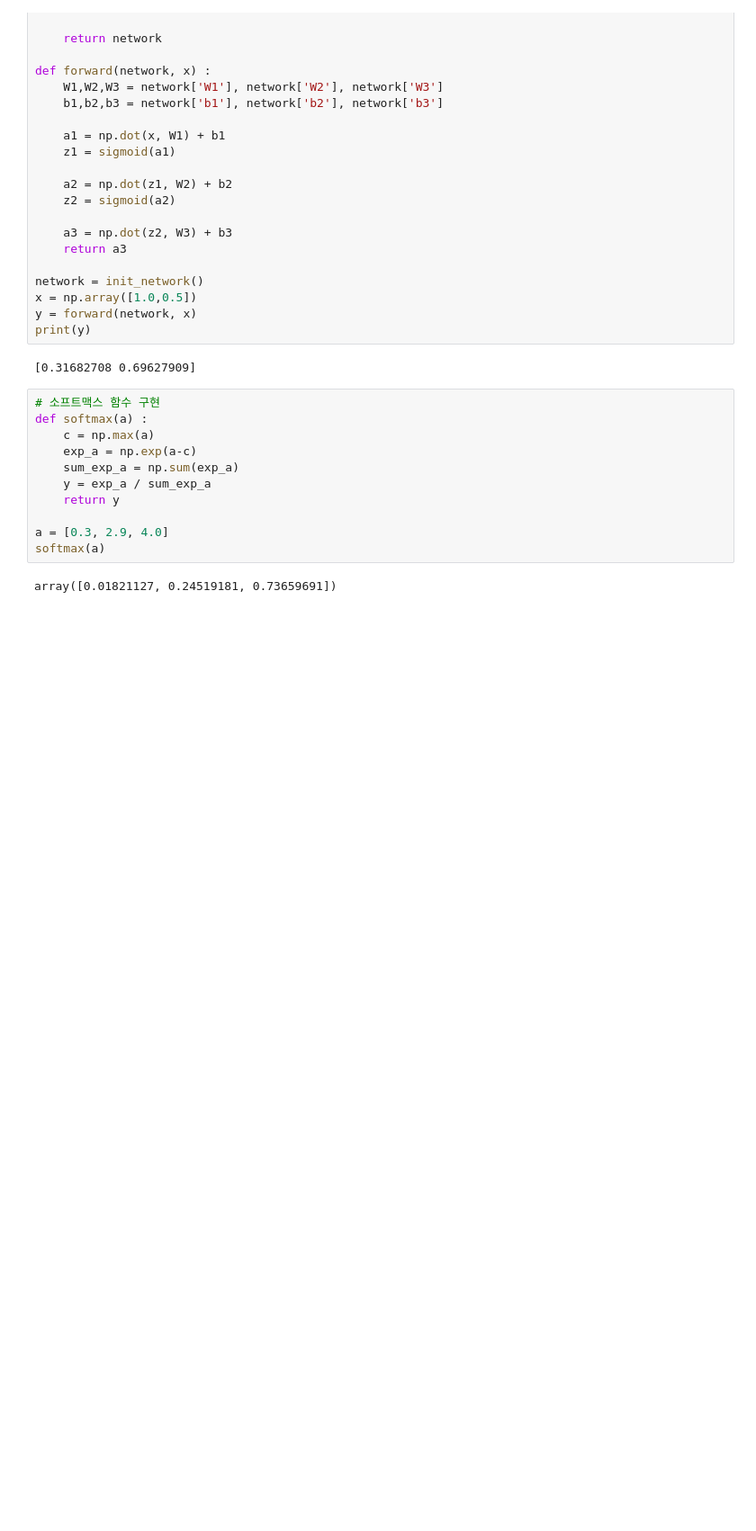
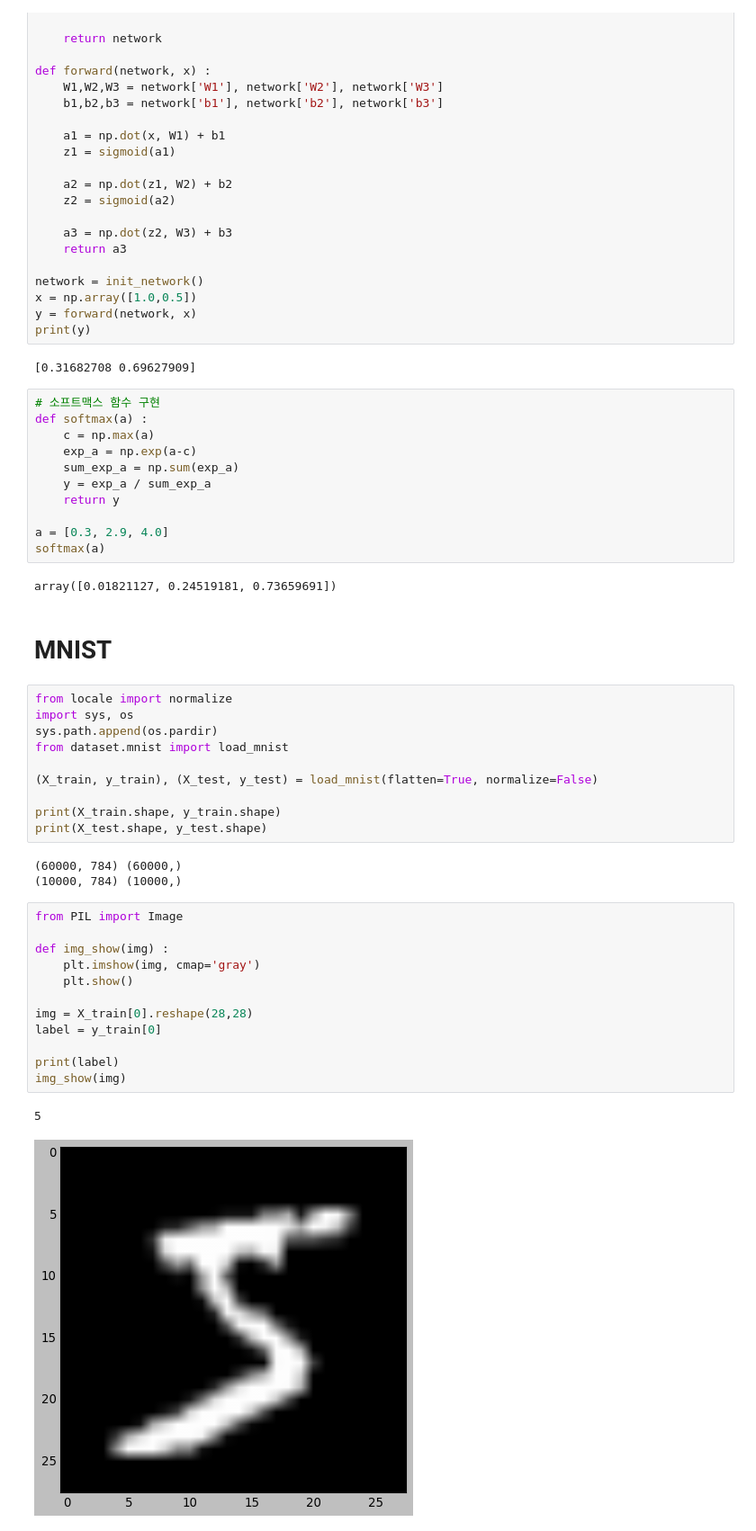
Before and after one commit to Hosung-Ahn/Deep-Learning-from-Scratch, a Jupyter notebook: Chapter3-신경망/신경망.ipynb, the cells around one changed output. Shown at 90% size. Cells and saved outputs as stored; diff of their text form; blank space fills up the shorter version.

Commit message:
MNIST 애 적용한 신경망

```diff
--- a/Chapter3-신경망/신경망.ipynb
+++ b/Chapter3-신경망/신경망.ipynb
@@ -90,3 +90,33 @@ a = [0.3, 2.9, 4.0]
 softmax(a)
 # %% [output]
 array([0.01821127, 0.24519181, 0.73659691])
+# %% [markdown]
+# MNIST
+# %%
+from locale import normalize
+import sys, os
+sys.path.append(os.pardir)
+from dataset.mnist import load_mnist
+
+(X_train, y_train), (X_test, y_test) = load_mnist(flatten=True, normalize=False)
+
+print(X_train.shape, y_train.shape)
+print(X_test.shape, y_test.shape)
+# %% [output]
+(60000, 784) (60000,)
+(10000, 784) (10000,)
+# %%
+from PIL import Image
+
+def img_show(img) :
+    plt.imshow(img, cmap='gray')
+    plt.show()
+
+img = X_train[0].reshape(28,28)
+label = y_train[0]
+
+print(label)
+img_show(img)
+# %% [output]
+5
+[figure, added]
```
Also changed, not shown: parts of 3 cells of this notebook, 11 other files.
